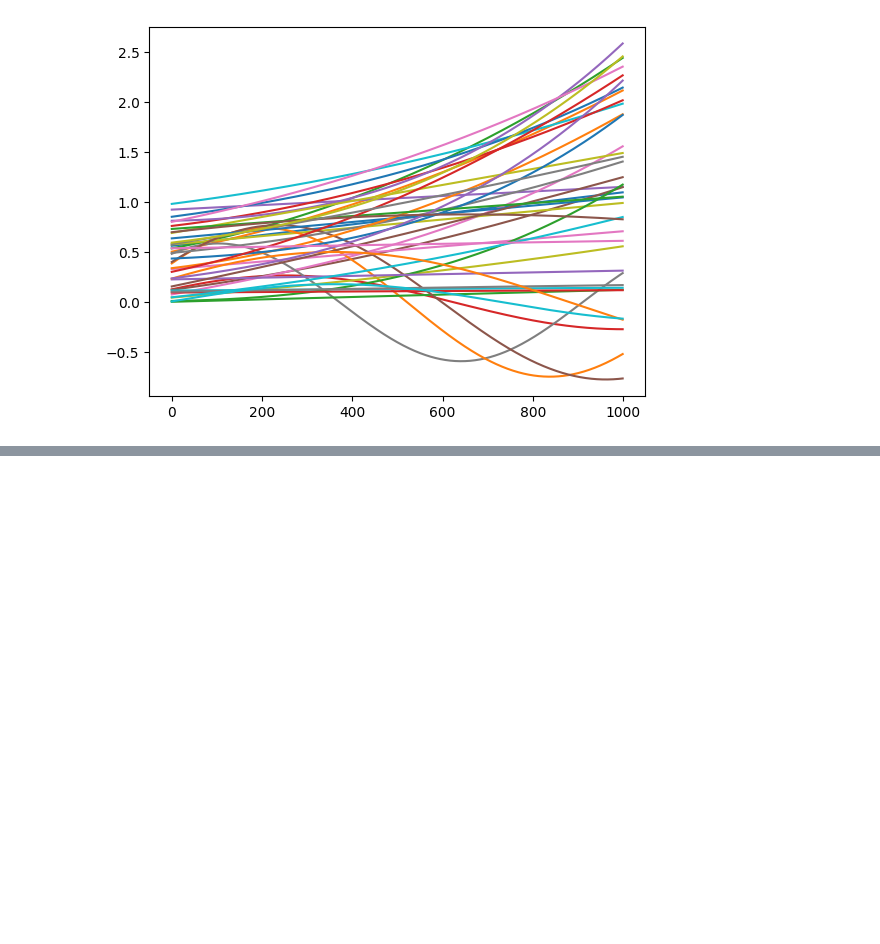
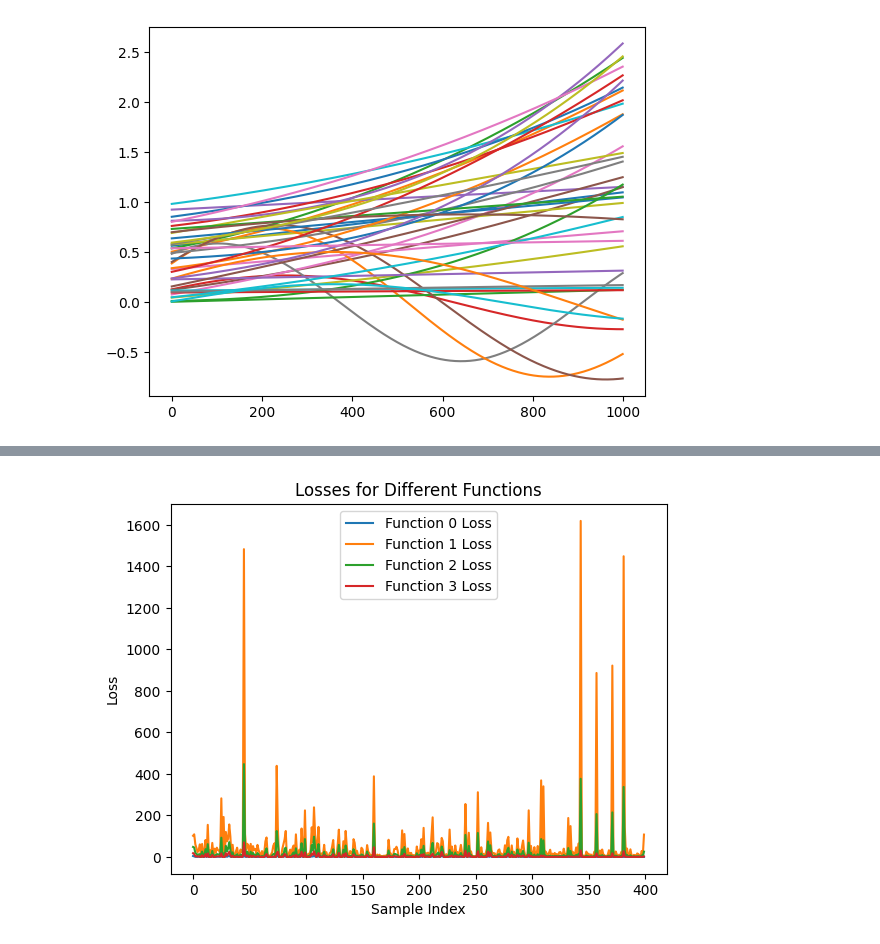
Before and after one commit to ctsai64/MultiFunc, a Jupyter notebook: muli_func_extensible.ipynb, the cells around one changed output, grey strips where cells are left out. Cells and saved outputs as stored; diff of their text form; code cells hidden in the pictures; blank space fills up the shorter version.

```diff
--- a/muli_func_extensible.ipynb
+++ b/muli_func_extensible.ipynb
@@ -382,0 +376,11 @@ tensor(0.0024, device='cuda:3', grad_fn=<SelectBackward0>)
+# %%
+for i, loss in enumerate(losses):
+    plt.plot(loss.cpu().detach().numpy(), label=f'Function {i} Loss')
+
+plt.xlabel('Sample Index')
+plt.ylabel('Loss')
+plt.legend()
+plt.title('Losses for Different Functions')
+plt.show()
+# %% [output]
+[figure, added]
```
Also changed, not shown: parts of 4 cells of this notebook.
